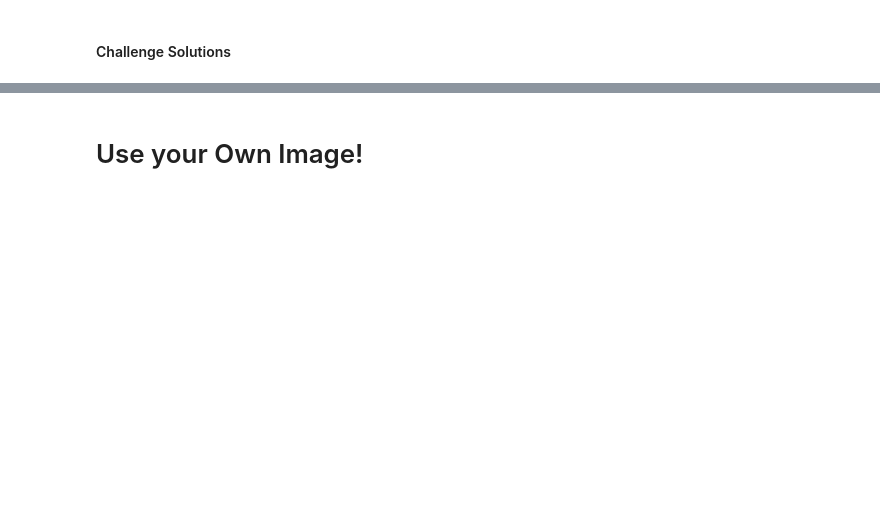
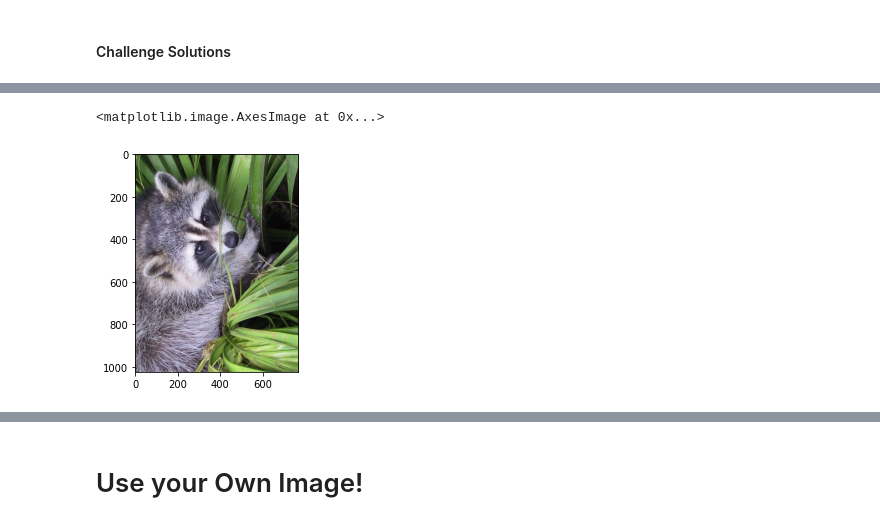
Before and after one commit to HKubinhetz/DS-Numpy, a Jupyter notebook: Computation_with_NumPy_and_N_Dimensional_Arrays_(start).ipynb, the cells around one changed output, grey strips where cells are left out. Saved outputs shown, nothing was run; the diff lists cells and outputs as text; code cells hidden in the pictures; blank space fills up the shorter version.

```diff
--- a/Computation_with_NumPy_and_N_Dimensional_Arrays_(start).ipynb
+++ b/Computation_with_NumPy_and_N_Dimensional_Arrays_(start).ipynb
@@ -326,0 +342,7 @@ grey_vals = np.array([0.2126, 0.7152, 0.0722])
+# %%
+# Rotating the image
+rotated_img = np.rot90(img)
+plt.imshow(rotated_img)
+# %% [output]
+<matplotlib.image.AxesImage at 0x...>
+[figure, added]
```
Also changed, not shown: parts of 12 cells of this notebook.
